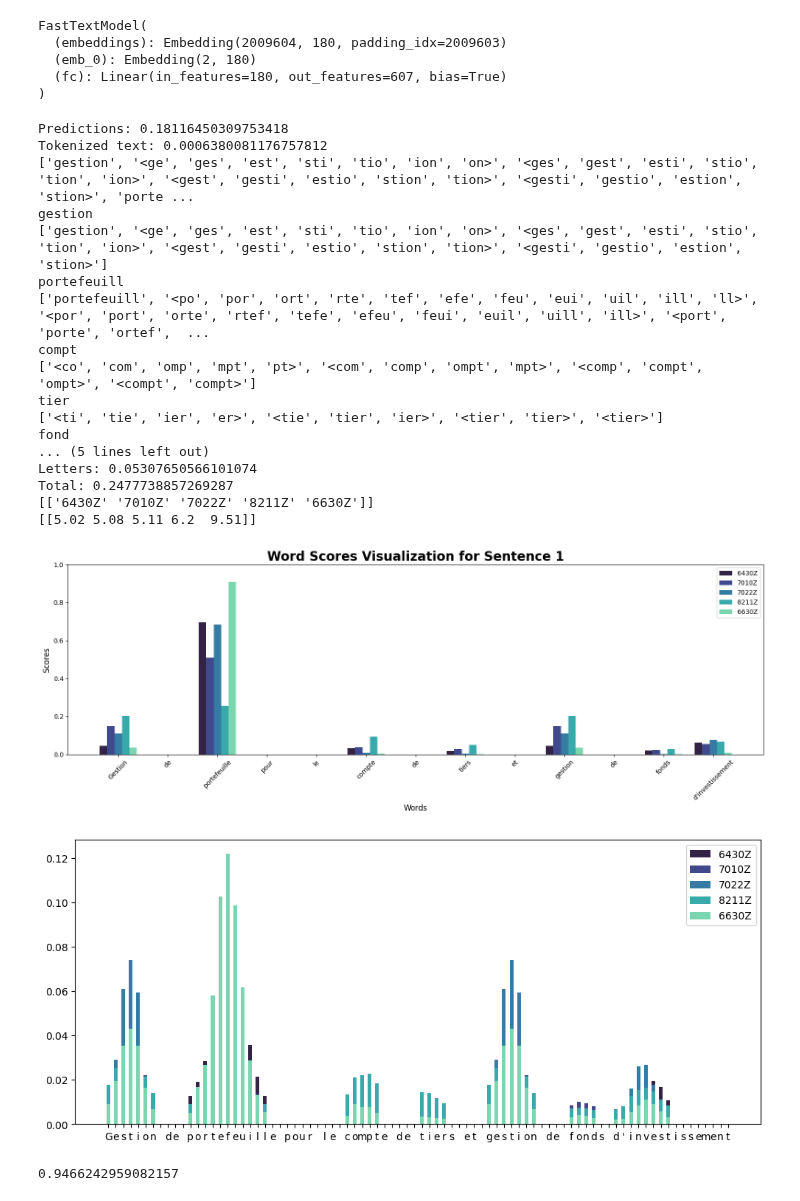
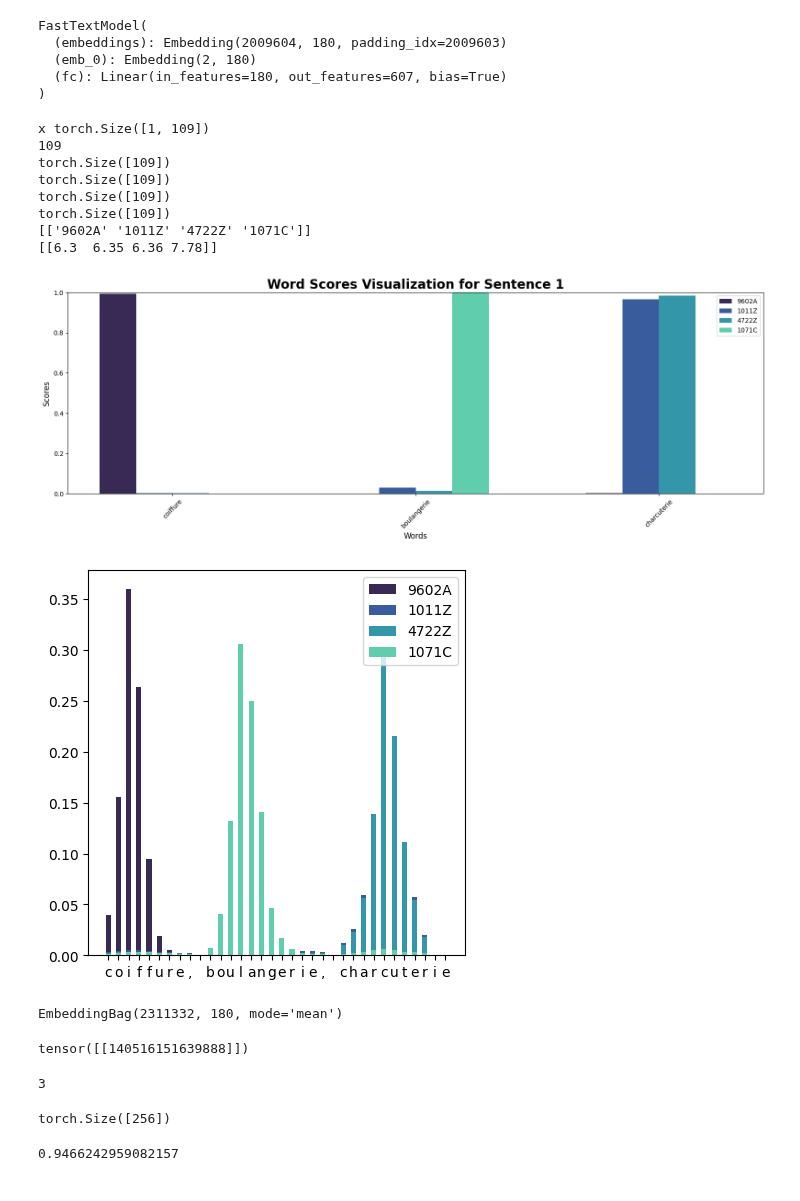
Before and after one commit to InseeFrLab/torchTextClassifiers, a Jupyter notebook: notebooks/experiments.ipynb, the cells around one changed output. Cells and saved outputs as stored; diff of their text form; code cells hidden in the pictures.

Commit message:
fixed collate fn and added direct_bagging feature

```diff
--- a/notebooks/experiments.ipynb
+++ b/notebooks/experiments.ipynb
@@ -105,6 +103,8 @@ fasttext = mlflow.pyfunc.load_model(model_uri=f"models:/{model_name}/{version}")
 # %%
 model = torch.load("../src/model.pth")
 model.eval()
+
+model.direct_bagging = False
 model
 # %% [output]
 FastTextModel(
@@ -112,40 +112,59 @@ FastTextModel(
   (emb_0): Embedding(2, 180)
   (fc): Linear(in_features=180, out_features=607, bias=True)
 )
+# %%
+embeddings = nn.EmbeddingBag(
+            embedding_dim=embedding_dim,
+            num_embeddings=2009604,
+            sparse=sparse,
+            mode='mean'
+        )
+embeddings.load_state_dict(model.embeddings.state_dict())
+model.embeddings = embeddings
+model.direct_bagging = True
+model.vocab_size = 2009604
+model.sparse = False
 # %%
 text = ["Rénovation bâtiments dont: électricité, plomberie, serrurerie, menuiserie", "Gestion de portefeuille pour le compte de tiers et gestion de fonds d'investissement",
 "L'acquisition, l'apport, la propriété, la mise en valeur, la transformation, la construction, l'aménagement, l'administration, la location",
 "Saisie de documents et extraction de donnée pour le compte d'entreprises", "L'investissement immobilier, l'achat et vente de biens immobiliers en qualité de marchand de Biens, la promotion immobilière, la gestion loc",
 "La Société a pour objet en France et à l'étranger : - l'activité de conseil au profit de toute personne physique ou morale ; - l'enseignement et la formation de toutes matières en cours collectifs et particuliers à domicile ou dans des établissements scolaires"]
 
-text = ["Gestion de portefeuille pour le compte de tiers et gestion de fonds d'investissement"]
-topk = 5
-params = {'additional_var':[1]*len(text)}
-pred, confidence, all_scores, all_scores_letters, all_times = model.predict_and_explain(text, params, top_k=topk)
+text = ["coiffure, boulangerie, charcuterie"]
+topk = 4
+params = {f"feature_{i}":x[1+i][0].numpy().tolist() for i in range(len(x)-1)}
+pred, confidence, all_scores, all_scores_letters = model.predict_and_explain(text, params, top_k=topk)
 print(pred)
 print(confidence)
 explainability.explainability_viz.visualize_word_scores(all_scores, text, pred)
 explainability.explainability_viz.visualize_letter_scores(all_scores_letters, text, pred)
 # %% [output]
-Predictions: 0.18116450309753418
-Tokenized text: 0.0006380081176757812
-['gestion', '<ge', 'ges', 'est', 'sti', 'tio', 'ion', 'on>', '<ges', 'gest', 'esti', 'stio', 'tion', 'ion>', '<gest', 'gesti', 'estio', 'stion', 'tion>', '<gesti', 'gestio', 'estion', 'stion>', 'porte ...
-gestion
-['gestion', '<ge', 'ges', 'est', 'sti', 'tio', 'ion', 'on>', '<ges', 'gest', 'esti', 'stio', 'tion', 'ion>', '<gest', 'gesti', 'estio', 'stion', 'tion>', '<gesti', 'gestio', 'estion', 'stion>']
-portefeuill
-['portefeuill', '<po', 'por', 'ort', 'rte', 'tef', 'efe', 'feu', 'eui', 'uil', 'ill', 'll>', '<por', 'port', 'orte', 'rtef', 'tefe', 'efeu', 'feui', 'euil', 'uill', 'ill>', '<port', 'porte', 'ortef',  ...
-compt
-['<co', 'com', 'omp', 'mpt', 'pt>', '<com', 'comp', 'ompt', 'mpt>', '<comp', 'compt', 'ompt>', '<compt', 'compt>']
-tier
-['<ti', 'tie', 'ier', 'er>', '<tie', 'tier', 'ier>', '<tier', 'tier>', '<tier>']
-fond
-... (5 lines left out)
-Letters: 0.05307650566101074
-Total: 0.2477738857269287
-[['6430Z' '7010Z' '7022Z' '8211Z' '6630Z']]
-[[5.02 5.08 5.11 6.2  9.51]]
+x torch.Size([1, 109])
+109
+torch.Size([109])
+torch.Size([109])
+torch.Size([109])
+torch.Size([109])
+[['9602A' '1011Z' '4722Z' '1071C']]
+[[6.3  6.35 6.36 7.78]]
-[figure, old version]
+[figure, new version]
-[figure, old version]
+[figure, new version]
+# %%
+model.embeddings
+# %% [output]
+EmbeddingBag(2311332, 180, mode='mean')
+# %%
+torch.LongTensor(params['feature_3']).reshape(1, -1)
+# %% [output]
+tensor([[140516151639888]])
+# %%
+params['feature_1']
+# %% [output]
+3
+# %%
+x[1].shape
+# %% [output]
+torch.Size([256])
 # %%
 all_times = np.array(all_times)
 
```
Also changed, not shown: parts of 6 cells of this notebook, 3 other files.
